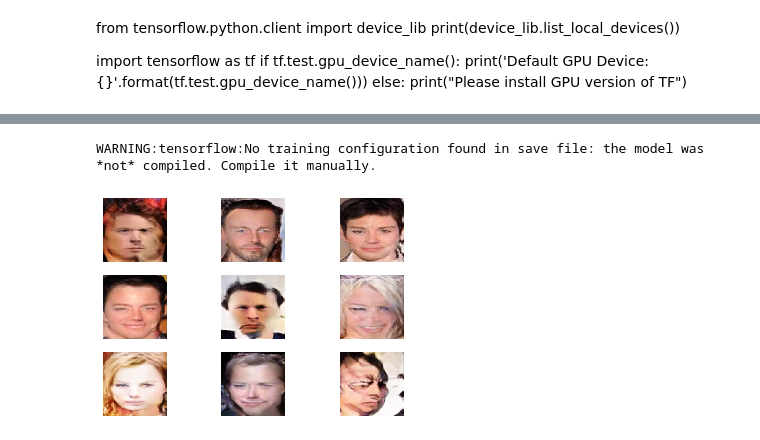
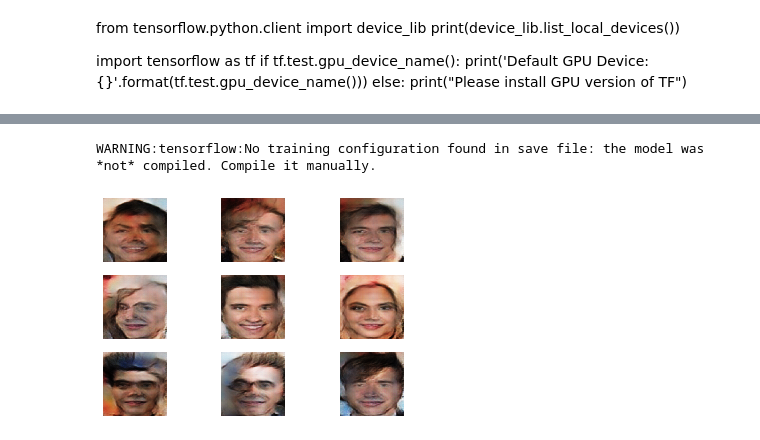
Before and after one commit to pptr3/face-generation-gan-keras, a Jupyter notebook: aux_cond_modified-Copy12222.ipynb, the cells around one changed output, grey strips where cells are left out. Drawn from its saved outputs; the diff is of its cells as text; code cells hidden in the pictures.

```diff
--- a/aux_cond_modified-Copy12222.ipynb
+++ b/aux_cond_modified-Copy12222.ipynb
@@ -498,14 +492,15 @@ dict_attributes = {1: '5_o_Clock_Shadow', 2: 'Arched_Eyebrows', 3: 'Attractive',
                    31: 'Sideburns', 32: 'Smiling', 33: 'Straight_Hair', 34: 'Wavy_Hair', 35: 'Wearing_Earrings',
                    36: 'Wearing_Hat', 37: 'Wearing_Lipstick', 38: 'Wearing_Necklace', 39: 'Wearing_Necktie', 40: 'Young'}
 
-ind_attributes = [9, 10, 32, 16] # Black_Hair, Blond_Hair, Smiling, Eyeglasses
+ind_attributes = [9, 10, 32] # Black_Hair, Blond_Hair, Smiling, Eyeglasses
+'''
 ind_attributes = [1, 2, 3, 4, 5, 6, 7, 8, 9, 10,
                  11, 12, 13, 14, 15, 16, 17, 18, 19, 20,
                  21, 22, 23, 24, 25, 26, 27, 28, 29, 30,
-                 31, 32, 33, 34, 35, 36, 37, 38, 39, 40 ]
+                 31, 32, 33, 34, 35, 36, 37, 38, 39, 40 ]'''
 # use booleans to indicate respectively wrt the "ind_attributes" which attributes must be used to test the conditioning:
-ind_test_attributes = np.array([1, 1, 1, 1])
-ind_test_attributes = np.array([1, 1, 1, 1, 1, 1, 1, 1, 1 , 1,
+ind_test_attributes = np.array([1, 1, 1])
+'''ind_test_attributes = np.array([1, 1, 1, 1, 1, 1, 1, 1, 1 , 1,
                                1, 1, 1, 1, 1, 1, 1, 1, 1 ,1,
                                1, 1, 1, 1, 1, 1, 1, 1, 1 ,1,
-                               1, 1, 1, 1, 1, 1, 1, 1, 1 ,1])
+                               1, 1, 1, 1, 1, 1, 1, 1, 1 ,1])'''
@@ -512,7 +509,7 @@ ind_test_attributes = np.array([1, 1, 1, 1, 1, 1, 1, 1, 1 , 1,
 # %%
 ############### PARAMETERS:
 
-how_many = 150000 ############################ number of images to use for training
+how_many = 200 ############################ number of images to use for training
 
 # size of the latent space
 latent_dim = 100
@@ -539,10 +536,10 @@ d_model = define_discriminator(n_attr)
 #d_model.summary()
 
 # create the generator
-g_model = define_generator(latent_dim, n_attr, embedding_dim)
+g_model = define_generator_old(latent_dim, n_attr, embedding_dim)
 #g_model.summary()
 
 # create the gan
 gan_model = define_gan(g_model, d_model)
 
-#dataset = load_dataset(how_many, ind_attributes, dict_attributes)
+dataset = load_dataset(how_many, ind_attributes, dict_attributes)
@@ -549,6 +566,6 @@ gan_model = define_gan(g_model, d_model)
 # %%
 ###################################### TRAINING
-#train(g_model, d_model, gan_model, dataset, latent_dim, n_epochs, batch_size, n_test_images);
+train(g_model, d_model, gan_model, dataset, latent_dim, n_epochs, batch_size, n_test_images);
 # %%
 ######### LOAD GROUN TRUTH LABELS FOR FID:
 def load_groundtruth_labels(how_many, ind_attributes, dict_attributes, attr_file = 'list_attr_celeba.csv'):
@@ -560,29 +577,28 @@ def load_groundtruth_labels(how_many, ind_attributes, dict_attributes, attr_file
 # %%
 # create and save a plot of generated images
 def save_plot(examples, n):
     # plot images
     for i in range(n * n):
         # define subplot
         plt.subplot(n, n, 1 + i)
         # turn off axis
         plt.axis('off')
         # plot raw pixel data
         plt.imshow(examples[i, :, :])
     plt.show()
 
-model = load_model('cgan/cgan_generator4785_100epochs_40attr.h5',
+model = load_model('cgan/model_3attr_50k_25epoche_sembra_condizionare_bene.h5',
                            custom_objects={'SNConv2DTranspose':SNConv2DTranspose, 'SNConv2D': SNConv2D})
 latent_points, labels = generate_latent_points(latent_dim, 100, n_attr)
 # specify labels
 labels = np.zeros((latent_dim, n_attr))
 #labels = load_groundtruth_labels(100, ind_attributes, dict_attributes)
-# Black_Hair, Blond_Hair, Smiling, Eyeglasses
-labels[:, 31] = 1
+labels[:, 2] = 1
 # generate images
 X = model.predict([latent_points, labels])
 # scale from [-1,1] to [0,1]
 X = (X + 1) / 2.0
 save_plot(X, 3)
 # %% [output]
 WARNING:tensorflow:No training configuration found in save file: the model was *not* compiled. Compile it manually.
-[figure, old version]
+[figure, new version]
```
Also changed, not shown: parts of 6 cells of this notebook.
